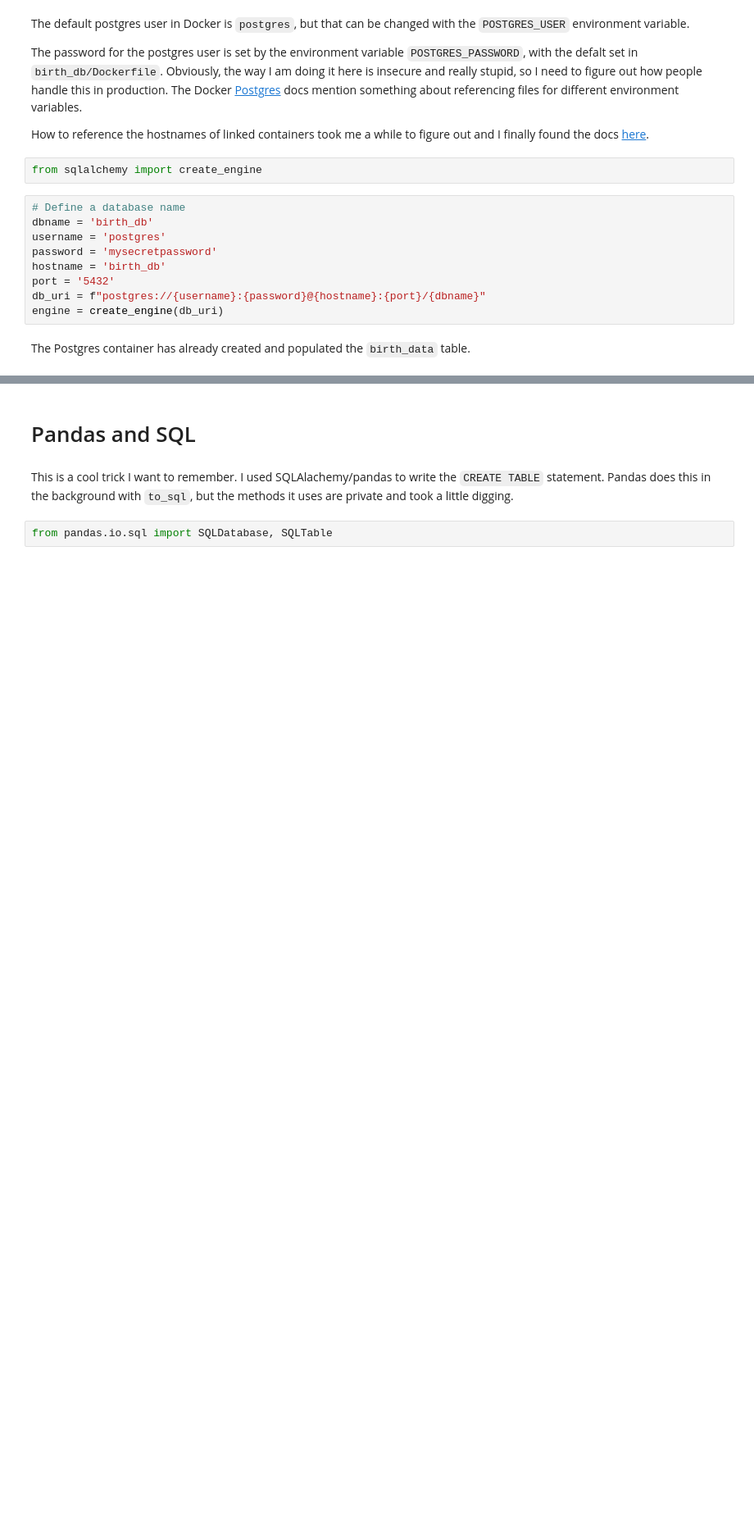
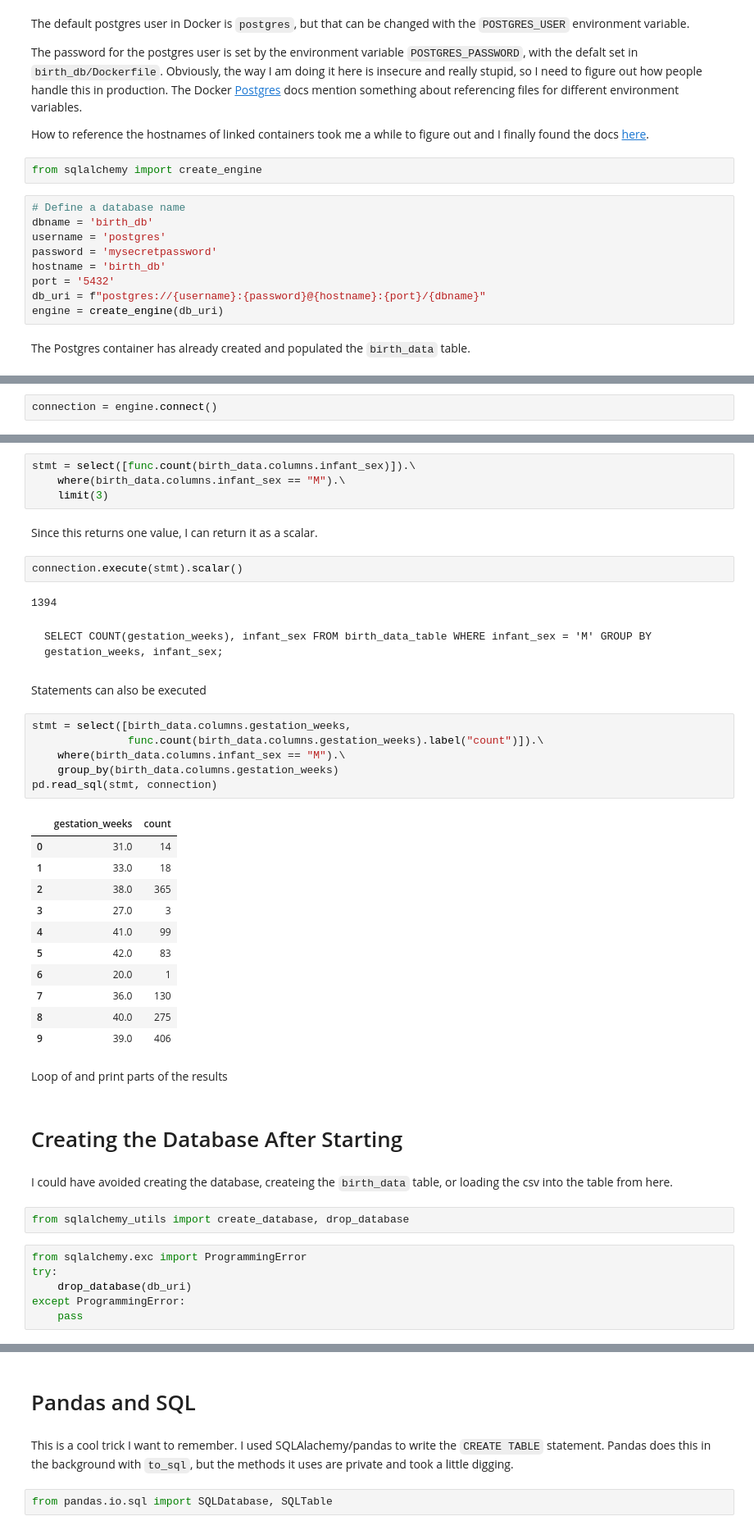
Before and after one commit to jrnold/insight-ds-docker, a Jupyter notebook: DS_Docker_setup.ipynb, the cells around one changed output, grey strips where cells are left out. Shown at 82% size. Cells and saved outputs as stored; diff of their text form; blank space fills up the shorter version.

````diff
--- a/DS_Docker_setup.ipynb
+++ b/DS_Docker_setup.ipynb
@@ -30,0 +87,2 @@ OperationalError: (psycopg2.OperationalError) could not translate host name "bir
+# %%
+connection = engine.connect()
@@ -30,0 +148,48 @@ OperationalError: (psycopg2.OperationalError) could not translate host name "bir
+# %%
+stmt = select([func.count(birth_data.columns.infant_sex)]).\
+    where(birth_data.columns.infant_sex == "M").\
+    limit(3)
+# %% [markdown]
+Since this returns one value, I can return it as a scalar.
+# %%
+connection.execute(stmt).scalar()
+# %% [output]
+1394
+# %% [markdown]
+```
+SELECT COUNT(gestation_weeks), infant_sex FROM birth_data_table WHERE infant_sex = 'M' GROUP BY gestation_weeks, infant_sex;
+```
+# %% [markdown]
+Statements can also be executed
+# %%
+stmt = select([birth_data.columns.gestation_weeks,
+               func.count(birth_data.columns.gestation_weeks).label("count")]).\
+    where(birth_data.columns.infant_sex == "M").\
+    group_by(birth_data.columns.gestation_weeks)
+pd.read_sql(stmt, connection)
+# %% [output]
+|  | gestation_weeks | count |
+| 0 | 31.0 | 14 |
+| 1 | 33.0 | 18 |
+| 2 | 38.0 | 365 |
+| 3 | 27.0 | 3 |
+| 4 | 41.0 | 99 |
+| 5 | 42.0 | 83 |
+| 6 | 20.0 | 1 |
+| 7 | 36.0 | 130 |
+| 8 | 40.0 | 275 |
+| 9 | 39.0 | 406 |
+# %% [markdown]
+Loop of and print parts of the results
+# %% [markdown]
+# Creating the Database After Starting
+# %% [markdown]
+I could have avoided creating the database, createing the `birth_data` table, or loading the csv into the table from here.
+# %%
+from sqlalchemy_utils import create_database, drop_database
+# %%
+from sqlalchemy.exc import ProgrammingError
+try:
+    drop_database(db_uri)
+except ProgrammingError:
+    pass
````
Also changed, not shown: parts of 31 cells of this notebook, 4 other files.
